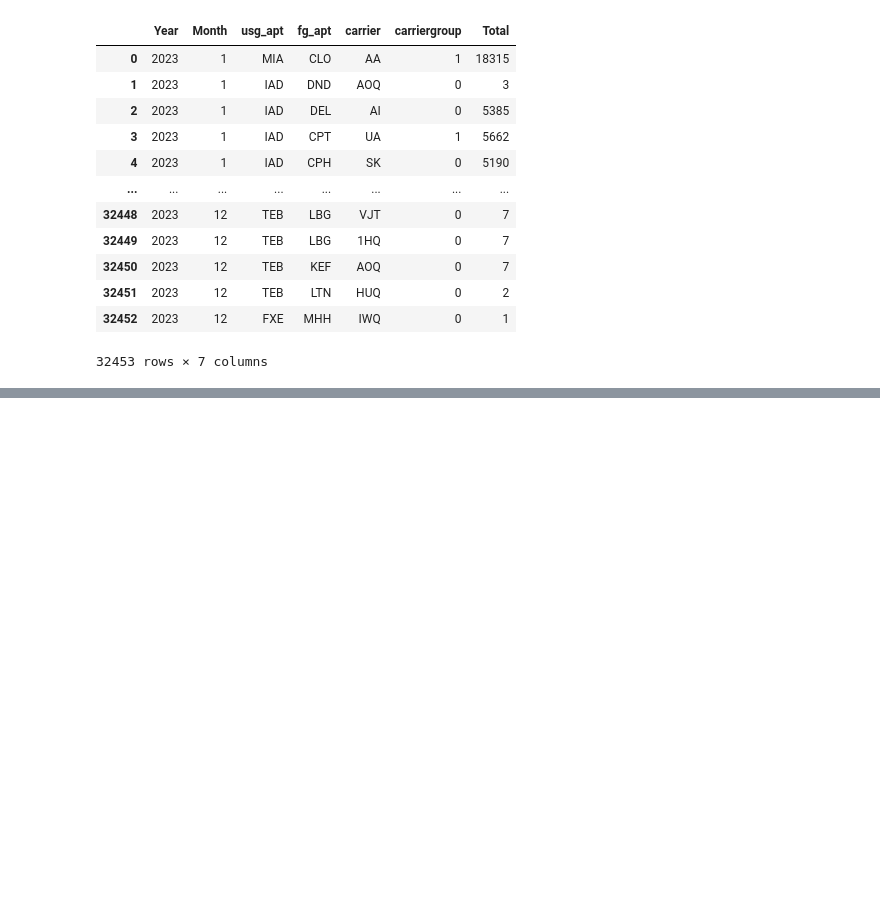
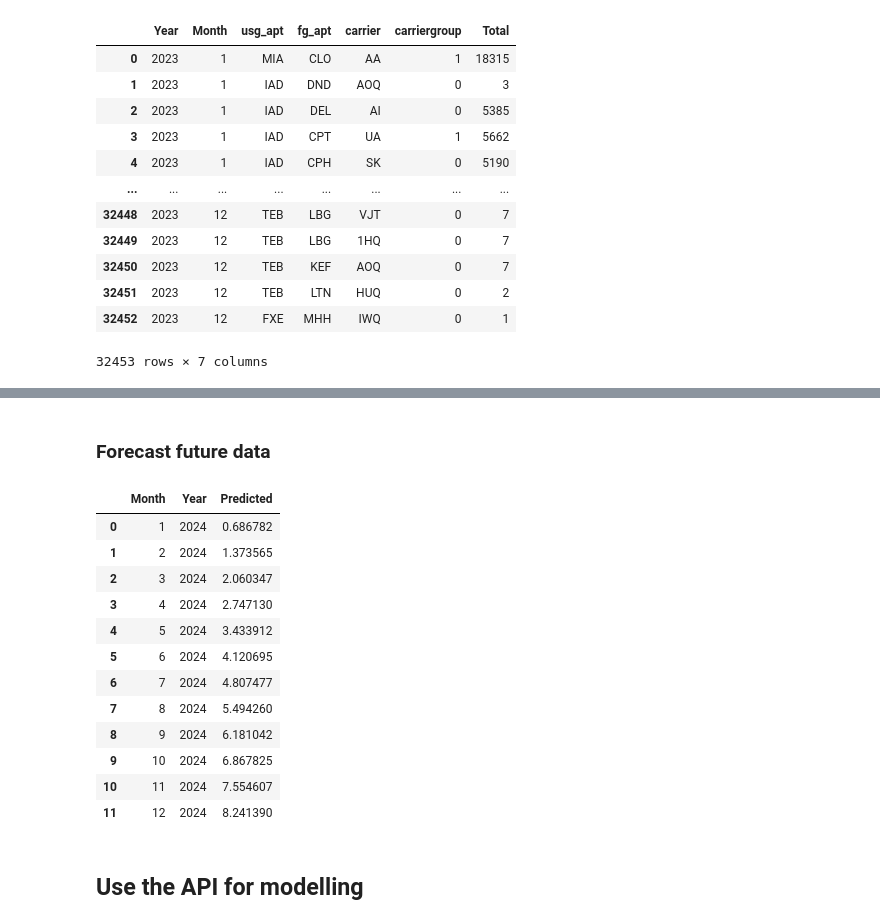
Before and after one commit to rishab-t0910/agco_ameren_hackathon, a Jupyter notebook: modelling_1.ipynb, the cells around one changed output, grey strips where cells are left out. Saved outputs shown, nothing was run; the diff lists cells and outputs as text; code cells hidden in the pictures; blank space fills up the shorter version.

```diff
--- a/modelling_1.ipynb
+++ b/modelling_1.ipynb
@@ -315,0 +205,27 @@ NameError: name 'pred' is not defined
+# %%
+## , 'carriergroup', 'usg_apt_encoded', 'fg_apt_encoded', 'carrier_encoded'
+scaler = StandardScaler()
+X = model_df[['Month']].drop_duplicates().reset_index(drop = True)
+X['Year'] = 2023
+model_df['Avg'] = model_df.groupby(by = 'Month')['Total'].transform("mean")
+y = model_df[['Avg']].drop_duplicates().reset_index(drop = True)
+
+X_train, X_test, y_train, y_test = train_test_split(X, y, test_size=0.2, random_state=42)
+
+X_train = scaler.fit_transform(X_train)
+X_test = scaler.fit_transform(X_test)
+y_train = scaler.fit_transform(y_train)
+y_test = pd.DataFrame(scaler.fit_transform(y_test))
+
+model = LinearRegression()
+model.fit(X_train, y_train)
+
+y_pred = model.predict(X_test).flatten()
+results_df = pd.DataFrame(y_pred).reset_index(drop = True)
+results_df = pd.concat([y_test, results_df], axis = 1).rename(columns = {0:"Predicted", "Total": "Actual"})
+
+rmse = np.sqrt(mean_squared_error(y_test, y_pred))
+r2 = r2_score(y_test, y_pred)
+
+print(f"RMSE = {rmse}", f"R^2 = {r2}", sep = '\n')
+results_df
@@ -315,0 +239,25 @@ NameError: name 'pred' is not defined
+# %% [markdown]
+### Forecast future data
+# %%
+future_data = X.copy()
+future_data['Year'] = 2024
+
+forecast = pd.DataFrame(model.predict(future_data).flatten()).rename(columns = {0:"Predicted"})
+forecast = pd.concat([future_data, forecast], axis = 1)
+forecast
+# %% [output]
+|  | Month | Year | Predicted |
+| 0 | 1 | 2024 | 0.686782 |
+| 1 | 2 | 2024 | 1.373565 |
+| 2 | 3 | 2024 | 2.060347 |
+| 3 | 4 | 2024 | 2.747130 |
+| 4 | 5 | 2024 | 3.433912 |
+| 5 | 6 | 2024 | 4.120695 |
+| 6 | 7 | 2024 | 4.807477 |
+| 7 | 8 | 2024 | 5.494260 |
+| 8 | 9 | 2024 | 6.181042 |
+| 9 | 10 | 2024 | 6.867825 |
+| 10 | 11 | 2024 | 7.554607 |
+| 11 | 12 | 2024 | 8.241390 |
+# %% [markdown]
+## Use the API for modelling
```
Also changed, not shown: parts of 12 cells of this notebook, 1 other file.
